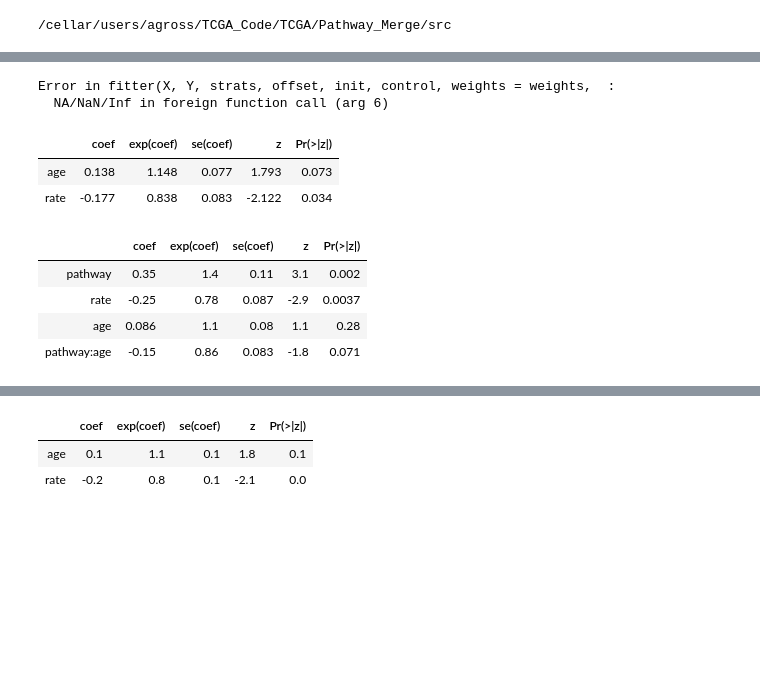
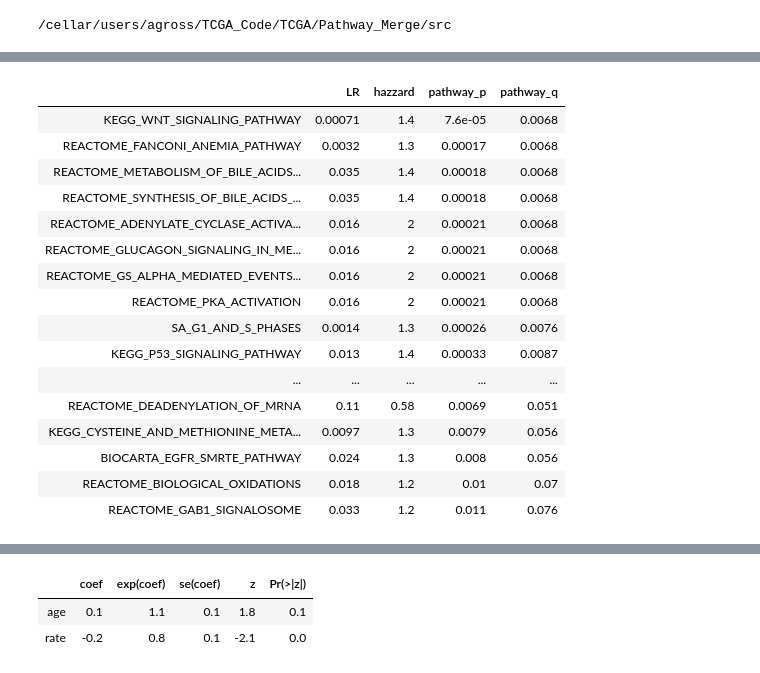
Before and after one commit to theandygross/TCGA, a Jupyter notebook: Pathway_Merge/Notebooks/tmp_op.ipynb, the cells around one changed output, grey strips where cells are left out. Cells and saved outputs as stored; diff of their text form; code cells hidden in the pictures; blank space fills up the shorter version.

```diff
--- a/Pathway_Merge/Notebooks/tmp_op.ipynb
+++ b/Pathway_Merge/Notebooks/tmp_op.ipynb
@@ -180,36 +89,27 @@ cov = ['age', 'rate']
 # %%
 clinical[cov] = clinical[cov].astype(float)
 params['covariates'] = cov
-# %%
-patients = cancer.meta_matrix.dropna(axis=1).columns
-null_model = get_cox_ph_ms(clinical.ix[patients], return_val='model', **params)
 # %%
-s1 = Series({p: get_cox_ph_ms(clinical, vec, return_val='LR', null_model=null_model, **params)
+s1 = Series({p: get_cox_ph_ms(clinical, vec, return_val='LR_p', null_model=null_model, **params)
              for p, vec in cancer.meta_matrix.iterrows()})
-# %% [output]
-Error in fitter(X, Y, strats, offset, init, control, weights = weights,  :
-  NA/NaN/Inf in foreign function call (arg 6)
-# %%
-s1 = DataFrame({p: get_cox_ph_ms(clinical, vec, return_val='LR', null_model=null_model, **params)
-                for p, vec in cancer.meta_matrix.iterrows()})
-s1 = s1.T
-# %%
-import pandas
-pandas.set_option('display.precision', 2)
-# %%
-com.convert_robj(dict(base.summary(null_model).iteritems())['coefficients'])
-# %% [output]
-|  | coef | exp(coef) | se(coef) | z | Pr(>|z|) |
-| age | 0.138 | 1.148 | 0.077 | 1.793 | 0.073 |
-| rate | -0.177 | 0.838 | 0.083 | -2.122 | 0.034 |
-# %%
-m = s1.ix['REACTOME_P53_INDEPENDENT_DNA_DAMAGE_RESPONSE']['model']
-com.convert_robj(dict(base.summary(m).iteritems())['coefficients']).astype('object')
-# %% [output]
-|  | coef | exp(coef) | se(coef) | z | Pr(>|z|) |
-| pathway | 0.35 | 1.4 | 0.11 | 3.1 | 0.002 |
-| rate | -0.25 | 0.78 | 0.087 | -2.9 | 0.0037 |
-| age | 0.086 | 1.1 | 0.08 | 1.1 | 0.28 |
-| pathway:age | -0.15 | 0.86 | 0.083 | -1.8 | 0.071 |
 # %%
-t = s1[s1.LR < .05][['LR', 'hazzard', 'pathway_p']].sort(columns='pathway_p').head(30)
+q = Series(bhCorrection(s1.pathway_p), name='pathway_q').astype(object)
+s1[['LR', 'hazzard', 'pathway_p']].join(q).sort(columns='pathway_p').head(40)
+# %% [output]
+|  | LR | hazzard | pathway_p | pathway_q |
+| KEGG_WNT_SIGNALING_PATHWAY | 0.00071 | 1.4 | 7.6e-05 | 0.0068 |
+| REACTOME_FANCONI_ANEMIA_PATHWAY | 0.0032 | 1.3 | 0.00017 | 0.0068 |
+| REACTOME_METABOLISM_OF_BILE_ACIDS... | 0.035 | 1.4 | 0.00018 | 0.0068 |
+| REACTOME_SYNTHESIS_OF_BILE_ACIDS_... | 0.035 | 1.4 | 0.00018 | 0.0068 |
+| REACTOME_ADENYLATE_CYCLASE_ACTIVA... | 0.016 | 2 | 0.00021 | 0.0068 |
+| REACTOME_GLUCAGON_SIGNALING_IN_ME... | 0.016 | 2 | 0.00021 | 0.0068 |
+| REACTOME_GS_ALPHA_MEDIATED_EVENTS... | 0.016 | 2 | 0.00021 | 0.0068 |
+| REACTOME_PKA_ACTIVATION | 0.016 | 2 | 0.00021 | 0.0068 |
+| SA_G1_AND_S_PHASES | 0.0014 | 1.3 | 0.00026 | 0.0076 |
+| KEGG_P53_SIGNALING_PATHWAY | 0.013 | 1.4 | 0.00033 | 0.0087 |
+| ... | ... | ... | ... | ... |
+| REACTOME_DEADENYLATION_OF_MRNA | 0.11 | 0.58 | 0.0069 | 0.051 |
+| KEGG_CYSTEINE_AND_METHIONINE_META... | 0.0097 | 1.3 | 0.0079 | 0.056 |
+| BIOCARTA_EGFR_SMRTE_PATHWAY | 0.024 | 1.3 | 0.008 | 0.056 |
+| REACTOME_BIOLOGICAL_OXIDATIONS | 0.018 | 1.2 | 0.01 | 0.07 |
+| REACTOME_GAB1_SIGNALOSOME | 0.033 | 1.2 | 0.011 | 0.076 |
```
Also changed, not shown: parts of 9 cells of this notebook, 10 other files.
